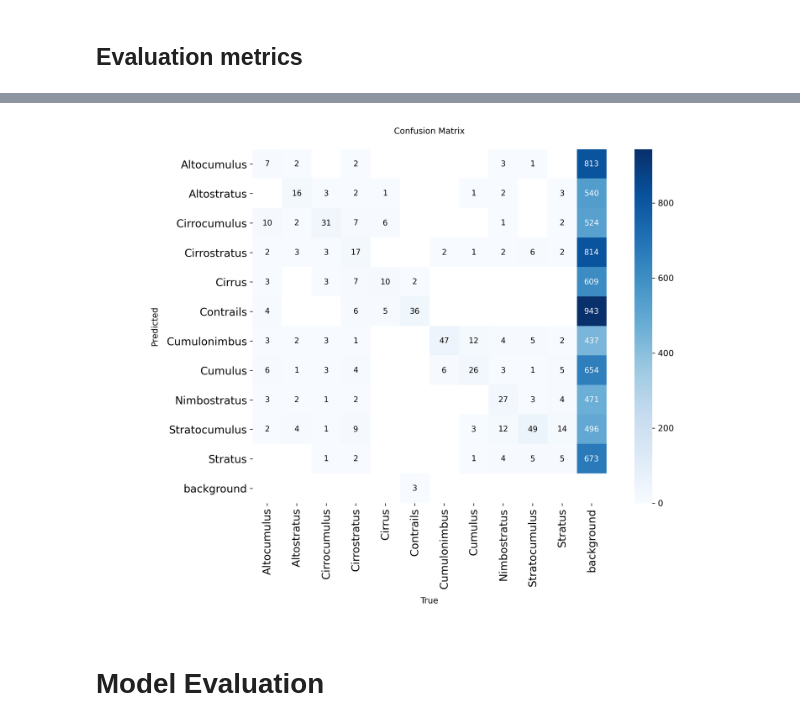
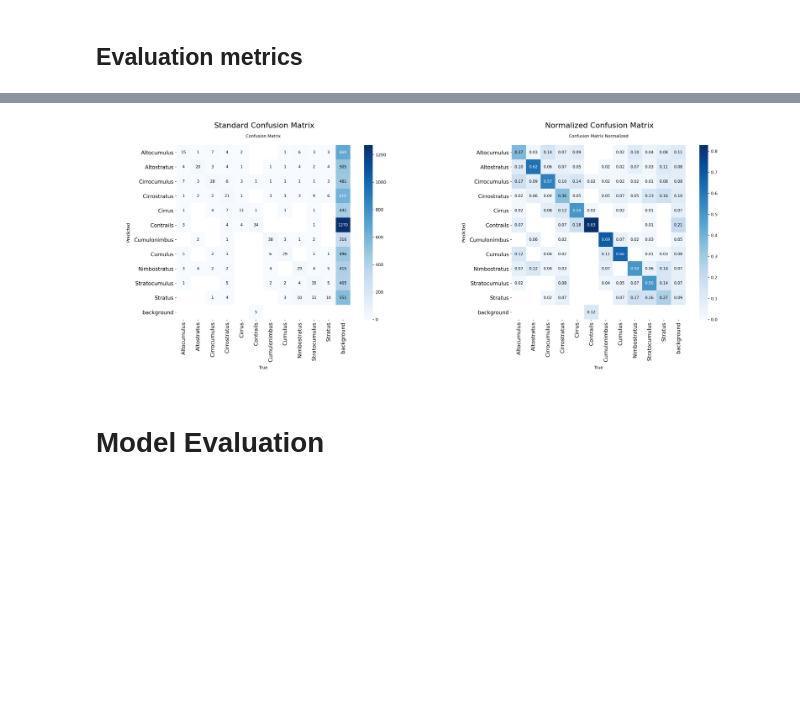
Before and after one commit to yeugeneu/IAT360-CV-13-Cloud-Type-Classifier, a Jupyter notebook: Cloud_type_detection.ipynb, the cells around one changed output, grey strips where cells are left out. Cells and saved outputs as stored; diff of their text form; code cells hidden in the pictures; blank space fills up the shorter version.

```diff
--- a/Cloud_type_detection.ipynb
+++ b/Cloud_type_detection.ipynb
@@ -780,9 +1136,40 @@ Stratus 0.187
-# %%
-%matplotlib inline
-from PIL import Image
-
-Image.open('runs/detect/val/confusion_matrix.png')
-# %% [output]
-[figure, removed]
+# %%
+%matplotlib inline
+from PIL import Image
+import matplotlib.pyplot as plt
+import os
+
+# Define paths for both standard and normalized confusion matrices
+base_path = 'runs/fine_tune_box_12.0'
+standard_path = os.path.join(base_path, 'confusion_matrix.png')
+normalized_path = os.path.join(base_path, 'confusion_matrix_normalized.png')
+
+# Create side-by-side visualization
+fig, axes = plt.subplots(1, 2, figsize=(20, 10))
+
+# Plot Standard Confusion Matrix
+if os.path.exists(standard_path):
+    img_std = Image.open(standard_path)
+    axes[0].imshow(img_std)
+    axes[0].set_title("Standard Confusion Matrix", fontsize=16)
+    axes[0].axis('off')
+else:
+    axes[0].text(0.5, 0.5, "Standard matrix not found", ha='center', va='center')
+    axes[0].axis('off')
+
+# Plot Normalized Confusion Matrix
+if os.path.exists(normalized_path):
+    img_norm = Image.open(normalized_path)
+    axes[1].imshow(img_norm)
+    axes[1].set_title("Normalized Confusion Matrix", fontsize=16)
+    axes[1].axis('off')
+else:
+    axes[1].text(0.5, 0.5, "Normalized matrix not found", ha='center', va='center')
+    axes[1].axis('off')
+
+plt.tight_layout()
+plt.show()
+# %% [output]
+[figure, added]
 # %% [markdown]
 # Model Evaluation
```
Also changed, not shown: parts of 12 cells of this notebook.
